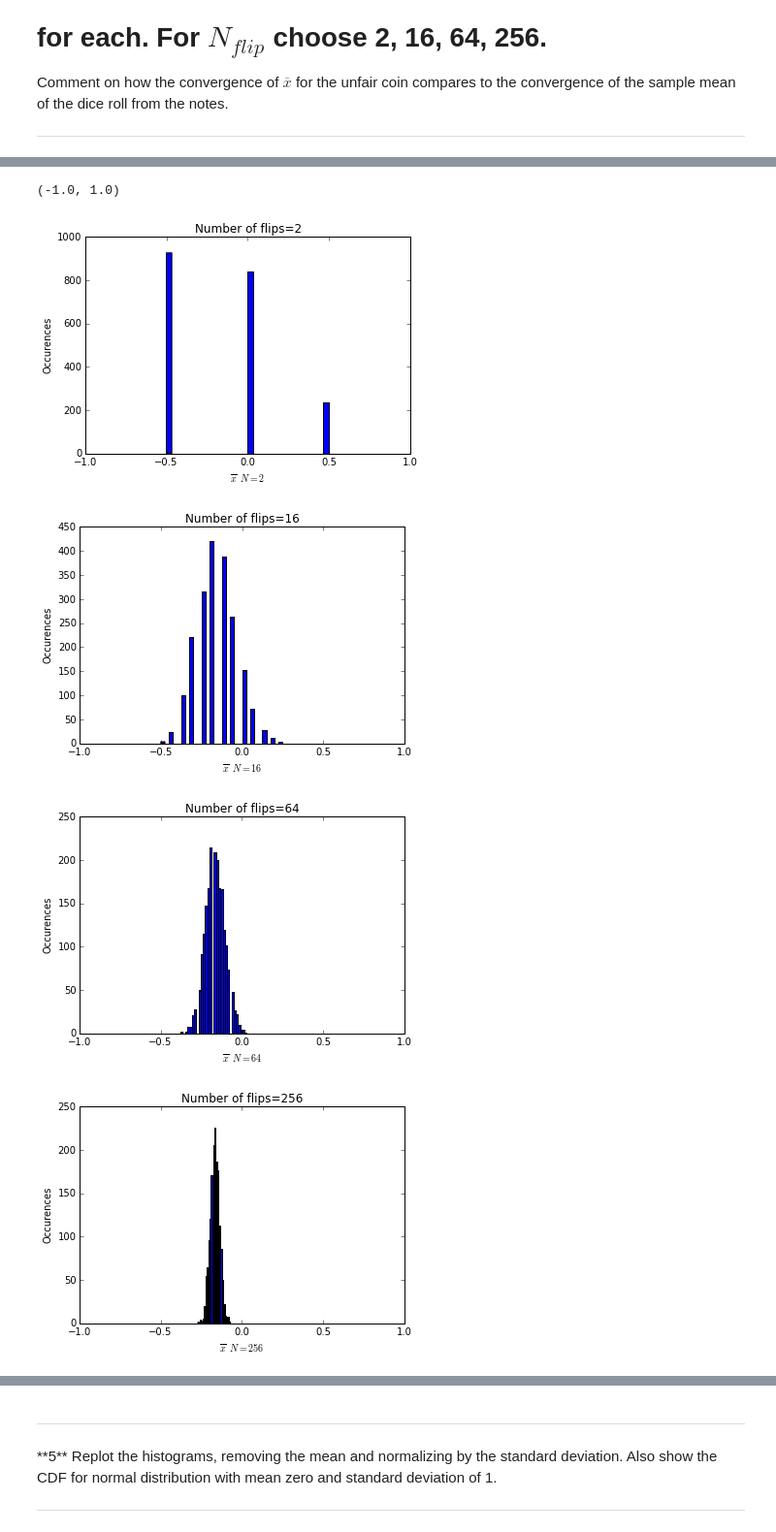
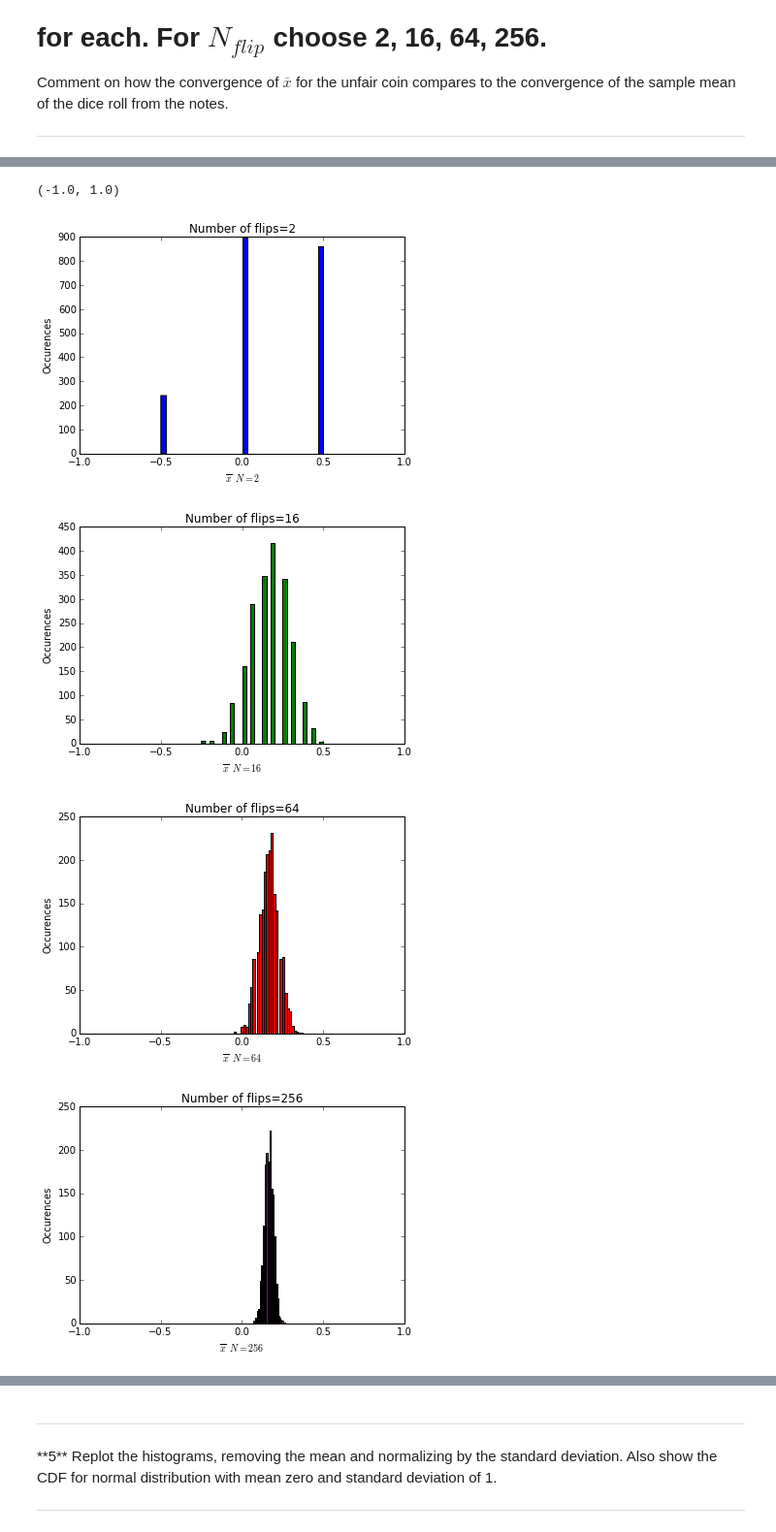
Before and after one commit to ingosh/Phy411Assignments, a Jupyter notebook: Assignment-01.ipynb, the cells around one changed output, grey strips where cells are left out. Shown: that part at 97% size. Drawn from its saved outputs; the diff is of its cells as text; code cells hidden in the pictures.

```diff
--- a/Assignment-01.ipynb
+++ b/Assignment-01.ipynb
@@ -141,7 +145,7 @@ def flipcoin(N,myseed):
     np.random.seed(seed=myseed)
     flop = np.random.rand(N)
     for i in range(N):
-        if flop[i] < 2./3.:
+        if flop[i] < 1./3.:
             flop[i] = -1./2.
         else:
             flop[i] = 1./2.
@@ -169,31 +173,31 @@ def coinMean(N, size, seeds):
     return mean
 Nexp = 2000
 seede = 589
+
+
+mean2 = coinMean(Nexp,2,seede)
+mean16 = coinMean(Nexp,16,seede)
+mean64 = coinMean(Nexp,64,seede)
+mean256 = coinMean(Nexp,256,seede)
 print 'Number of flips  Mean  Standard Deviation'
 print '2               %1.3f,    %1.3f' %(np.mean(mean2), np.std(mean2))
 print '16              %1.3f,    %1.3f' %(np.mean(mean16), np.std(mean16))
 print '64              %1.3f,    %1.3f' %(np.mean(mean64), np.std(mean64))
 print '256             %1.3f,    %1.3f' %(np.mean(mean256), np.std(mean256))
-
-mean2 = coinMean(Nexp,2,seede)
-mean16 = coinMean(Nexp,16,seede)
-mean64 = coinMean(Nexp,64,seede)
-mean256 = coinMean(Nexp,256,seede)
-
 fig6=plt.figure();ax6=fig6.add_subplot(1,1,1);
 ax6.hist(mean2,30); ax6.set_title('Number of flips=2')
 ax6.set_xlabel('$\overline{x}\ \ N=2$');ax6.set_ylabel('Occurences');ax6.set_xlim([-1.0,1.])
 
 fig7=plt.figure();ax7=fig7.add_subplot(1,1,1);
-ax7.hist(mean16,30); ax7.set_title('Number of flips=16')
+ax7.hist(mean16,30, color = 'green'); ax7.set_title('Number of flips=16')
 ax7.set_xlabel('$\overline{x}\ \ N=16$');ax7.set_ylabel('Occurences');ax7.set_xlim([-1.0,1.])
 
 fig8=plt.figure();ax8=fig8.add_subplot(1,1,1);
-ax8.hist(mean64,30); ax8.set_title('Number of flips=64')
+ax8.hist(mean64,30, color = 'red'); ax8.set_title('Number of flips=64')
 ax8.set_xlabel('$\overline{x}\ \ N=64$');ax8.set_ylabel('Occurences');ax8.set_xlim([-1.0,1.])
 
 fig9=plt.figure();ax9=fig9.add_subplot(1,1,1);
-ax9.hist(mean256,30); ax9.set_title('Number of flips=256')
+ax9.hist(mean256,30, color = 'purple'); ax9.set_title('Number of flips=256')
 ax9.set_xlabel('$\overline{x}\ \ N=256$');ax9.set_ylabel('Occurences');ax9.set_xlim([-1.0,1.])
 
 #raise NotImplementedError()
@@ -206,6 +210,6 @@ Number of flips  Mean  Standard Deviation
 (-1.0, 1.0)
-[figure, old version]
+[figure, new version]
-[figure, old version]
+[figure, new version]
-[figure, old version]
+[figure, new version]
-[figure, old version]
+[figure, new version]
 # %% [markdown]
```
Also changed, not shown: parts of 6 cells of this notebook.
